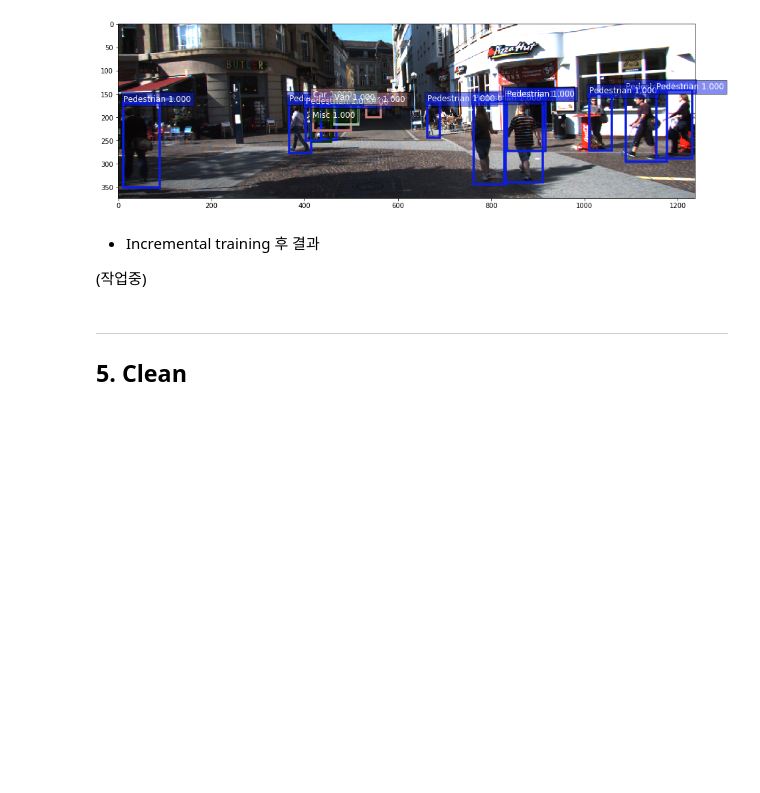
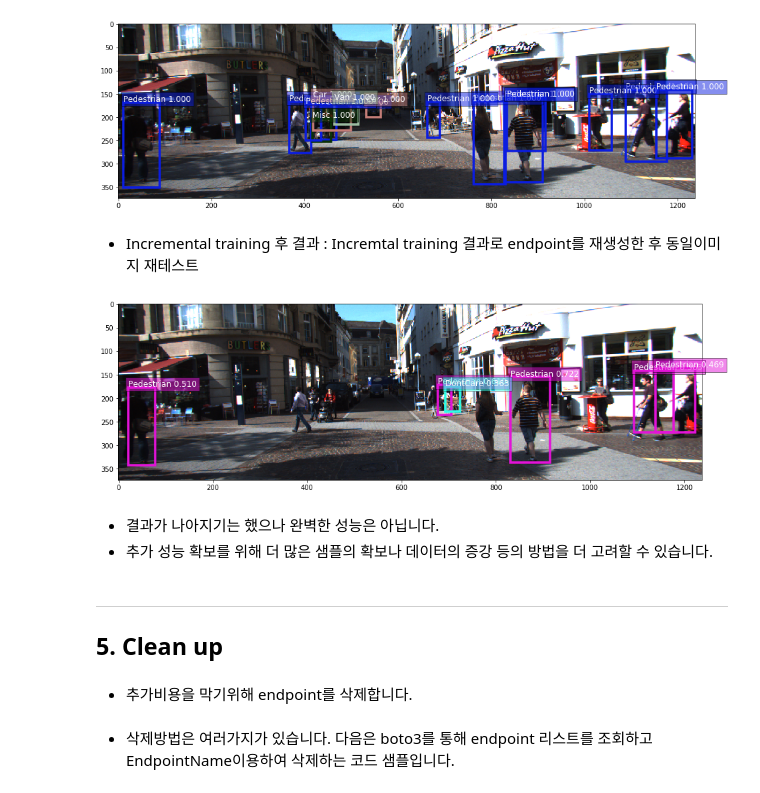
Before and after one commit to mullue/car-detect, a Jupyter notebook: car-detect.ipynb, the cells around one changed output. Drawn from its saved outputs; the diff is of its cells as text; code cells hidden in the pictures; blank space fills up the shorter version.

```diff
--- a/car-detect.ipynb
+++ b/car-detect.ipynb
@@ -507,6 +527,6 @@ runtime = boto3.client(service_name='runtime.sagemaker')
 # %%
 # Image.openImage.open('kitti_single/training/image_2/000010.png')
-def invoke_detector(filename):
+def invoke_detector(filename, ep):
     with open(filename, 'rb') as image:
         f = image.read()
         b = bytearray(f)
@@ -566,9 +588,21 @@ visualize_detection(filename, label, code, 0.3, relative=False, char_idx=True)
 # %% [output]
 [figure]
 # %% [markdown]
-- Incremental training 후 결과
-
-(작업중)
+- Incremental training 후 결과 : Incremtal training 결과로 endpoint를 재생성한 후 동일이미지 재테스트
+# %%
+ep = object_detector.endpoint
+# %%
+filename = 'kitti_single/training/image_2/000999.png'
+plt.figure(figsize=(16, 16*375/1242))
+label = invoke_detector(filename, ep)['prediction']
+visualize_detection(filename, label, code, 0.3, relative=True, char_idx=False)
+# %% [output]
+[figure, added]
+# %% [markdown]
+- 결과가 나아지기는 했으나 완벽한 성능은 아닙니다.
+- 추가 성능 확보를 위해 더 많은 샘플의 확보나 데이터의 증강 등의 방법을 더 고려할 수 있습니다.
 # %% [markdown]
 ---
-## 5. Clean
+## 5. Clean up
+# %% [markdown]
+* 추가비용을 막기위해 endpoint를 삭제합니다.
@@ -574,0 +611,2 @@ visualize_detection(filename, label, code, 0.3, relative=False, char_idx=True)
+# %% [markdown]
+- 삭제방법은 여러가지가 있습니다. 다음은 boto3를 통해 endpoint 리스트를 조회하고 EndpointName이용하여 삭제하는 코드 샘플입니다.
```
Also changed, not shown: parts of 38 cells of this notebook, 1 other file.
